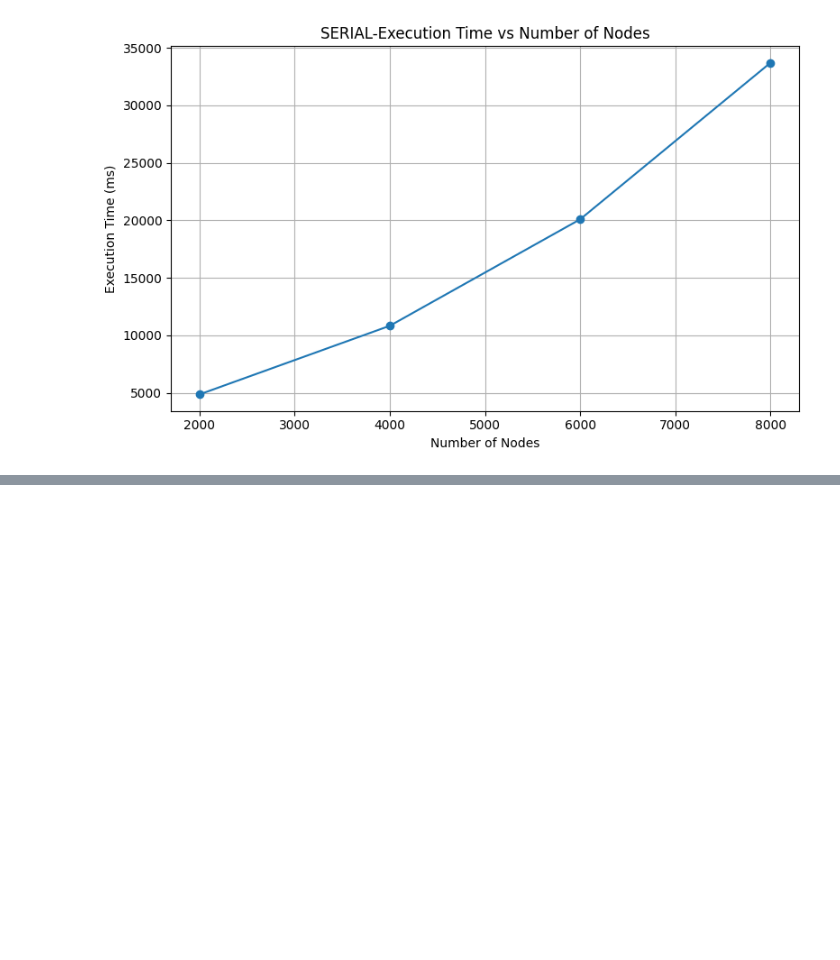
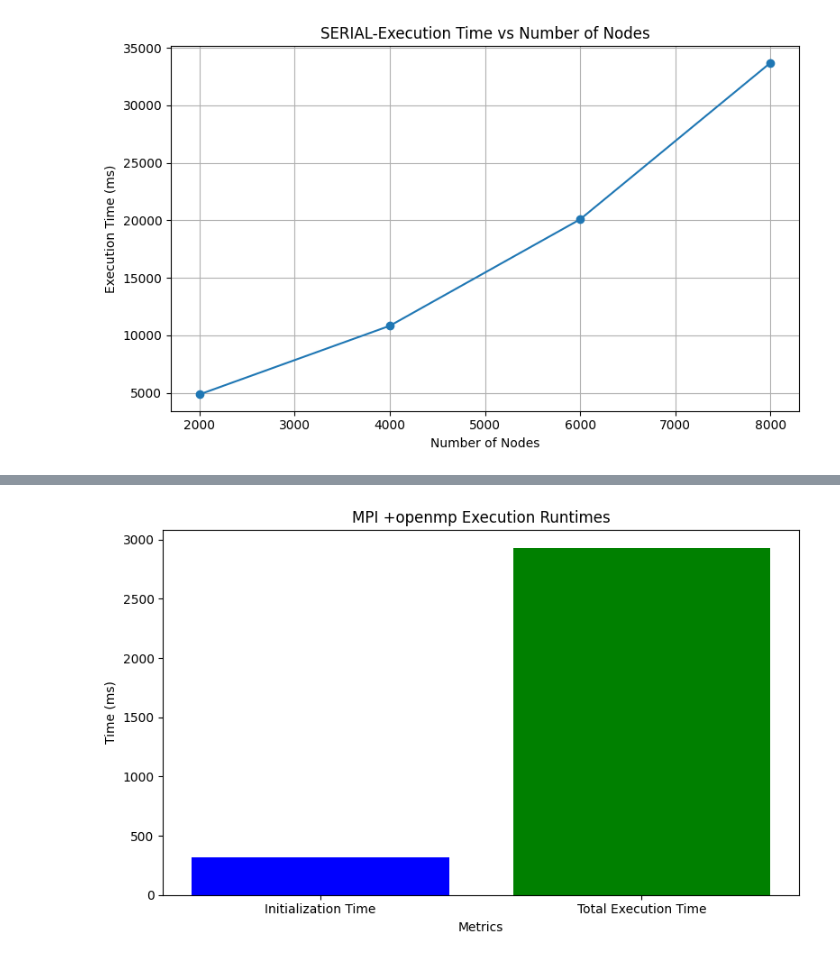
Before and after one commit to tauhaimran/Parallel-social-behavior-based-algorithm-for-identification-of-influential-users-in-social-network, a Jupyter notebook: report/performance_analysis.ipynb, the cells around one changed output, grey strips where cells are left out. Saved outputs shown, nothing was run; the diff lists cells and outputs as text; code cells hidden in the pictures; blank space fills up the shorter version.

```diff
--- a/report/performance_analysis.ipynb
+++ b/report/performance_analysis.ipynb
@@ -55,0 +185,29 @@ plt.show()
+# %%
+import matplotlib.pyplot as plt
+import csv
+
+# Read the CSV data
+metrics = []
+times = []
+
+with open('openmp_results.csv', 'r') as csvfile:
+    reader = csv.reader(csvfile)
+    next(reader)  # Skip header
+    for row in reader:
+        metrics.append(row[0])
+        times.append(int(row[1]))
+
+# Plotting
+plt.figure(figsize=(8, 5))
+plt.bar(metrics, times, color=['blue', 'green'])
+
+# Adding labels and title
+plt.title('MPI +openmp Execution Runtimes')
+plt.xlabel('Metrics')
+plt.ylabel('Time (ms)')
+
+# Show the plot
+plt.tight_layout()
+plt.show()
+# %% [output]
+[figure, added]
```
Also changed, not shown: parts of 14 cells of this notebook, 13 other files.
